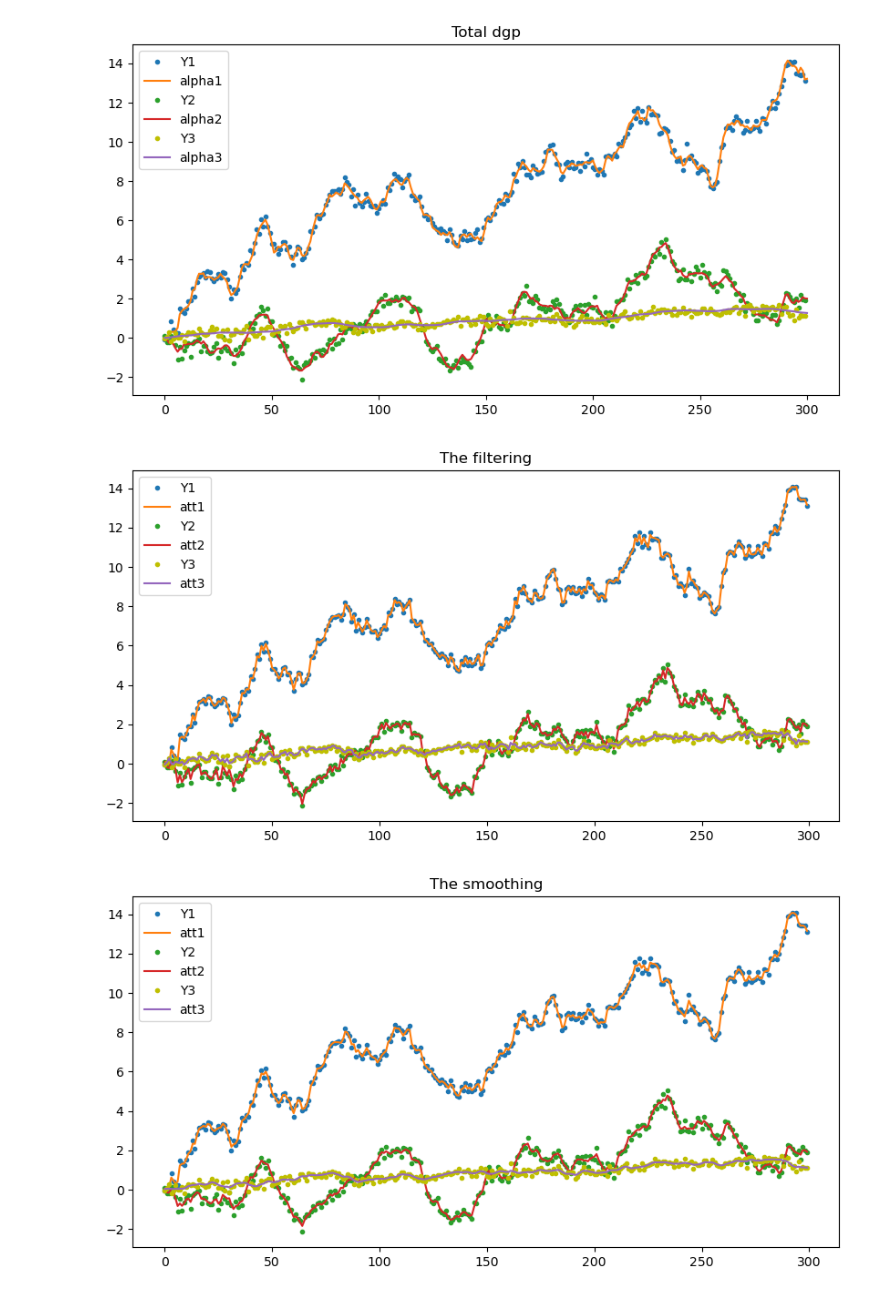
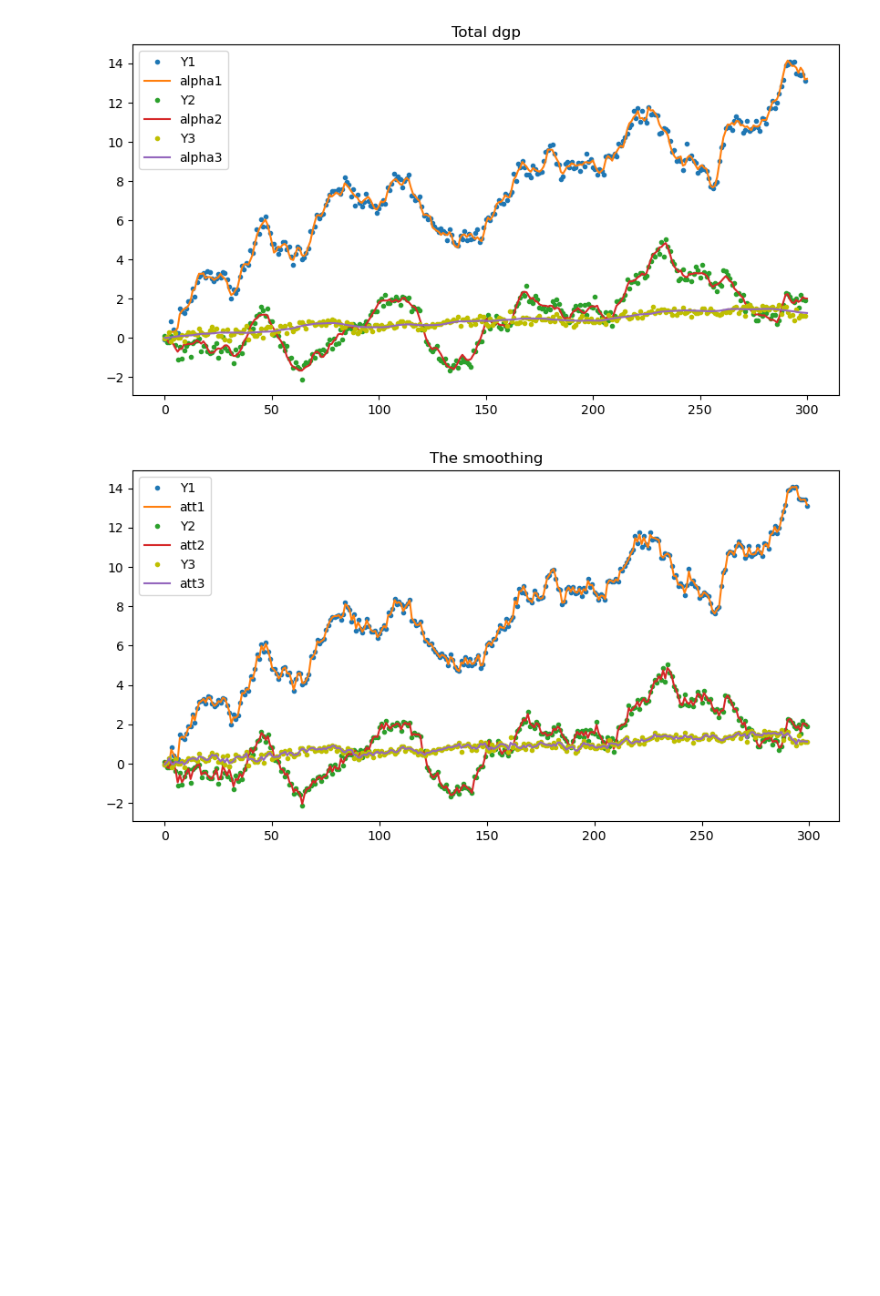
Before and after one commit to NicolaBartolini/Time_Series_Repo, a Jupyter notebook: Testing_Lead_Lag.ipynb, the cells around one changed output. Saved outputs shown, nothing was run; the diff lists cells and outputs as text; code cells hidden in the pictures; blank space fills up the shorter version.

Commit message:
correcting for the new version of the KalmanFilter.py

```diff
--- a/Testing_Lead_Lag.ipynb
+++ b/Testing_Lead_Lag.ipynb
@@ -112,29 +112,17 @@ plt.show();
 [figure]
 [figure]
 # %%
-att, Ptt, at, Pt, x_smooth, V_smooth, Vt_smooth, vt, Ft, loglike = LeadLagKF(Y, Z_t, T_t, Ht, Q_t);
+att, Ptt, at, Pt, vt, Ft, Kt, loglike = LeadLagKF(Y, Z_t, T_t, Ht, Q_t);
-# %%
-plt.figure(figsize=(10,5))
-plt.plot(Y[:,0], '.');
-plt.plot(att[0,:]);
-plt.plot(Y[:,1], '.');
-plt.plot(att[1,:]);
-plt.plot(Y[:,2], '.', color='y');
-plt.plot(att[2,:]);
-plt.legend(['Y1','att1', 'Y2','att2', 'Y3','att3']);
-plt.title('The filtering');
-plt.show();
-
-plt.figure(figsize=(10,5))
-plt.plot(Y[:,0], '.');
-plt.plot(x_smooth[0,:]);
-plt.plot(Y[:,1], '.');
-plt.plot(x_smooth[1,:]);
-plt.plot(Y[:,2], '.', color='y');
-plt.plot(x_smooth[2,:]);
-plt.legend(['Y1','att1', 'Y2','att2', 'Y3','att3']);
-plt.title('The smoothing');
-plt.show();
-# %% [output]
-[figure, removed]
-[figure, removed]
+# %%
+plt.figure(figsize=(10,5))
+plt.plot(Y[:,0], '.');
+plt.plot(att[:,0]);
+plt.plot(Y[:,1], '.');
+plt.plot(att[:,1]);
+plt.plot(Y[:,2], '.', color='y');
+plt.plot(att[:,2]);
+plt.legend(['Y1','att1', 'Y2','att2', 'Y3','att3']);
+plt.title('The smoothing');
+plt.show();
+# %% [output]
+[figure, added]
```
Also changed, not shown: parts of 11 cells of this notebook.
